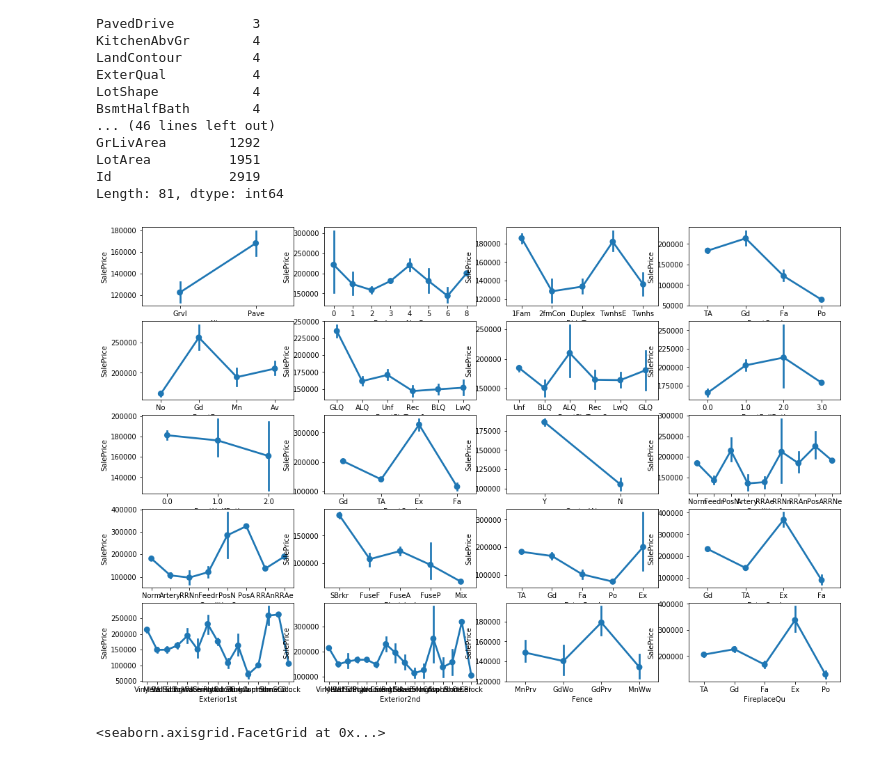
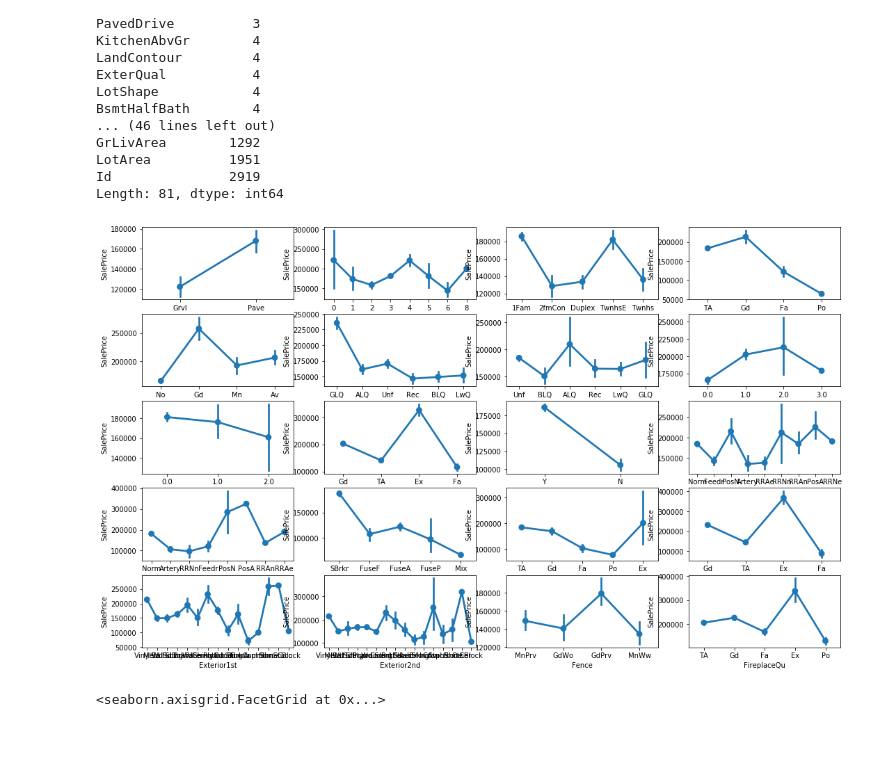
Before and after one commit to bartfrenk/data-science, a Jupyter notebook: python/notebooks/housing-prices.ipynb, the cells around one changed output. Saved outputs shown, nothing was run; the diff lists cells and outputs as text; code cells hidden in the pictures.

```diff
--- a/python/notebooks/housing-prices.ipynb
+++ b/python/notebooks/housing-prices.ipynb
@@ -20,0 +14,3 @@ import os
+# %%
+DATA = "../data/housing-prices"
+!ls {DATA}
@@ -21,11 +20,13 @@ import os
 # %%
+import os
+
 class DataSet:
 
     def __init__(self, folder, **paths):
         folder = folder or "."
         m = [(key, pd.read_csv(os.path.join(folder, path))) for (key, path) in paths.items()]
         [keys, dfs] = list(zip(*m))
-        self._df = pd.concat(list(dfs), keys=list(keys))
+        self._df = pd.concat(list(dfs), keys=list(keys), sort=True)
 
     def __getattr__(self, attr):
         return self.df(attr)
@@ -44,7 +45,7 @@ class DataSet:
         else:
             return self._df.loc[key]
 # %%
-ds = DataSet(PATH, train="train.csv", test="test.csv")
+ds = DataSet(DATA, train="train.csv", test="test.csv")
 # %%
 def count_na(ds):
     na = pd.concat([ds.df(key).isna().sum() for key in ds.keys], axis=1, keys=ds.keys)
@@ -101,19 +98,19 @@ plt.rcParams['figure.figsize'] = (3 * w, 3 * h)
 # %%
-# TODO: use joint y-axis
 r = 5; c = 4
 fig, ax = plt.subplots(r, c)
+plt.subplots_adjust(bottom=0.1, top=0.8)
 i = 0
 for col in ds.train.columns:
     if len(ds.train[col].unique()) < 20:
-        g = sns.factorplot(x=col, y='SalePrice', data=ds.train, ax=ax[i // c, i % c]);
+        g = sns.catplot(x=col, y='SalePrice', data=ds.train, ax=ax[i // c, i % c], kind='point');
         plt.close(g.fig)
         i += 1
     if i >= r * c:
         break
 
 plt.show()
 # %% [output]
-[figure, old version]
+[figure, new version]
 # %%
 sns.lmplot(x='LotArea', y='SalePrice', data=ds.train[ds.train.LotArea < 20000])
 # %% [output]
```
Also changed, not shown: parts of 8 cells of this notebook, 1 other file.
